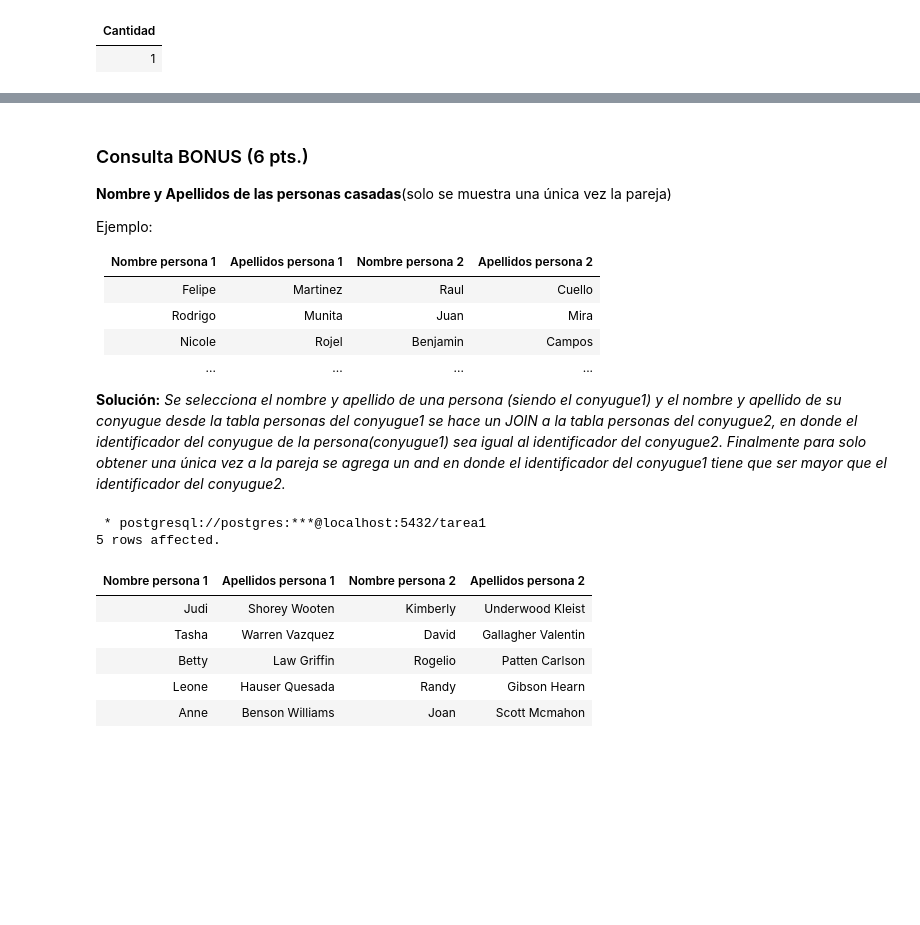
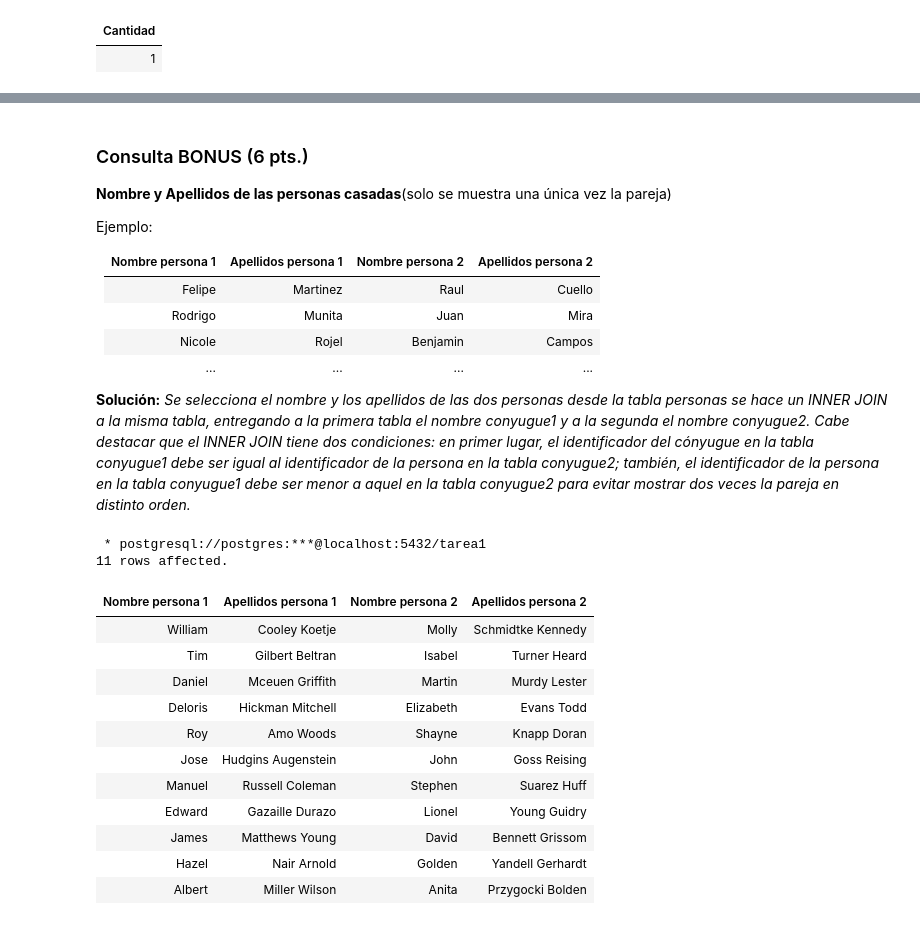
Before and after one commit to evwng/INF239_Tareas, a Jupyter notebook: Tarea-1-Grupo23/Tarea1_Grupo23.ipynb, the cells around one changed output, grey strips where cells are left out. Cells and saved outputs as stored; diff of their text form; code cells hidden in the pictures; blank space fills up the shorter version.

```diff
--- a/Tarea-1-Grupo23/Tarea1_Grupo23.ipynb
+++ b/Tarea-1-Grupo23/Tarea1_Grupo23.ipynb
@@ -252,11 +252,11 @@ bancos = ["FedraBank S.A", "Banco Pedrito Pascal SpA", "Banco Pythonia S.A", "Ba
 # Variables.
 n_facciones = len(facciones)
 n_trabajos = len(trabajos)
-n_personas = 30
-n_cuentas_bancarias = 25
-n_persona_pertenece_faccion = 27
-n_persona_tiene_trabajo = 27
-n_casados = 10
+n_personas = 50
+n_cuentas_bancarias = 30
+n_persona_pertenece_faccion = 45
+n_persona_tiene_trabajo = 40
+n_casados = 20
 
 # Genera personas.
 personas = []
@@ -709,25 +758,26 @@ Ejemplo:
 | Nicole | Rojel | Benjamin | Campos |
 | ... | ... | ... | ... |
 
-**Solución:** _Se selecciona el nombre y apellido de una persona (siendo el conyugue1) y el nombre y apellido de su conyugue desde la tabla personas del conyugue1 se hace un JOIN a la tabla personas del conyugue2, en donde el identificador del conyugue de la persona(conyugue1) sea igual al identificador del conyugue2. Finalmente para solo obtener una única vez a la pareja se agrega un and en donde el identificador del conyugue1 tiene que ser mayor que el identificador del conyugue2._
+**Solución:** _Se selecciona el nombre y los apellidos de las dos personas desde la tabla personas se hace un INNER JOIN a la misma tabla, entregando a la primera tabla el nombre conyugue1 y a la segunda el nombre conyugue2. Cabe destacar que el INNER JOIN tiene dos condiciones: en primer lugar, el identificador del cónyugue en la tabla conyugue1 debe ser igual al identificador de la persona en la tabla conyugue2; también, el identificador de la persona en la tabla conyugue1 debe ser menor a aquel en la tabla conyugue2 para evitar mostrar dos veces la pareja en distinto orden._
 # %%
 %%sql
 SELECT
     conyugue1.nombre "Nombre persona 1", conyugue1.apellidos "Apellidos persona 1", conyugue2.nombre "Nombre persona 2", conyugue2.apellidos "Apellidos persona 2"
 FROM
     personas conyugue1
-JOIN
-    personas conyugue2
-ON
-    conyugue1.conyugue = conyugue2.id
-AND
-    conyugue1.id > conyugue2.id;
+    INNER JOIN personas conyugue2 ON conyugue1.conyugue = conyugue2.id AND conyugue1.id < conyugue2.id;
 # %% [output]
  * postgresql://postgres:***@localhost:5432/tarea1
-5 rows affected.
+11 rows affected.
 | Nombre persona 1 | Apellidos persona 1 | Nombre persona 2 | Apellidos persona 2 |
-| Judi | Shorey Wooten | Kimberly | Underwood Kleist |
-| Tasha | Warren Vazquez | David | Gallagher Valentin |
-| Betty | Law Griffin | Rogelio | Patten Carlson |
-| Leone | Hauser Quesada | Randy | Gibson Hearn |
-| Anne | Benson Williams | Joan | Scott Mcmahon |
+| William | Cooley Koetje | Molly | Schmidtke Kennedy |
+| Tim | Gilbert Beltran | Isabel | Turner Heard |
+| Daniel | Mceuen Griffith | Martin | Murdy Lester |
+| Deloris | Hickman Mitchell | Elizabeth | Evans Todd |
+| Roy | Amo Woods | Shayne | Knapp Doran |
+| Jose | Hudgins Augenstein | John | Goss Reising |
+| Manuel | Russell Coleman | Stephen | Suarez Huff |
+| Edward | Gazaille Durazo | Lionel | Young Guidry |
+| James | Matthews Young | David | Bennett Grissom |
+| Hazel | Nair Arnold | Golden | Yandell Gerhardt |
+| Albert | Miller Wilson | Anita | Przygocki Bolden |
```
Also changed, not shown: parts of 23 cells of this notebook.
